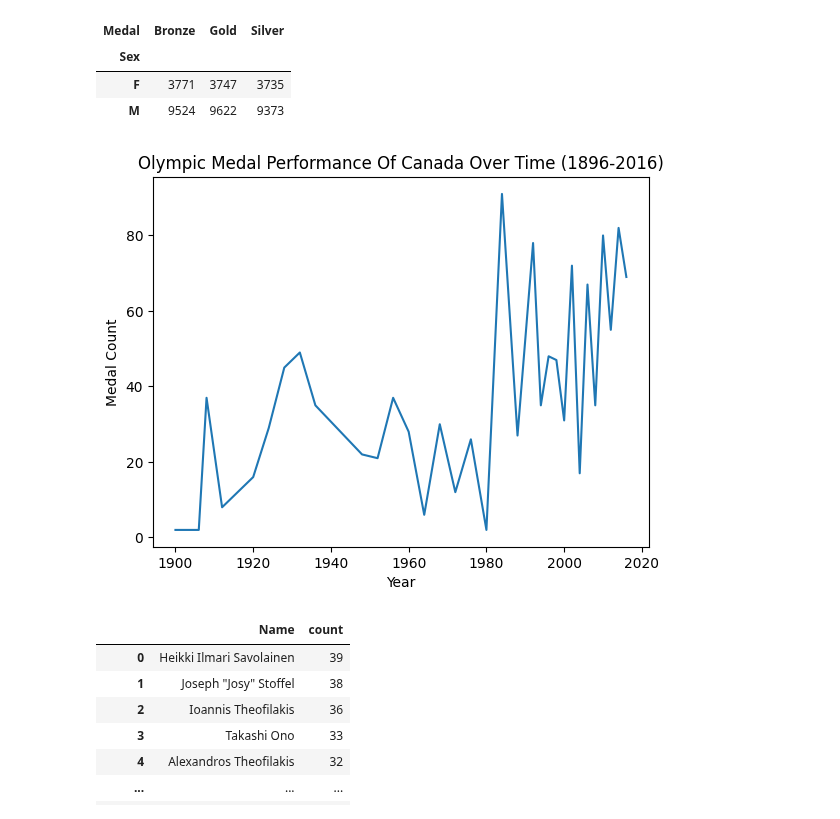
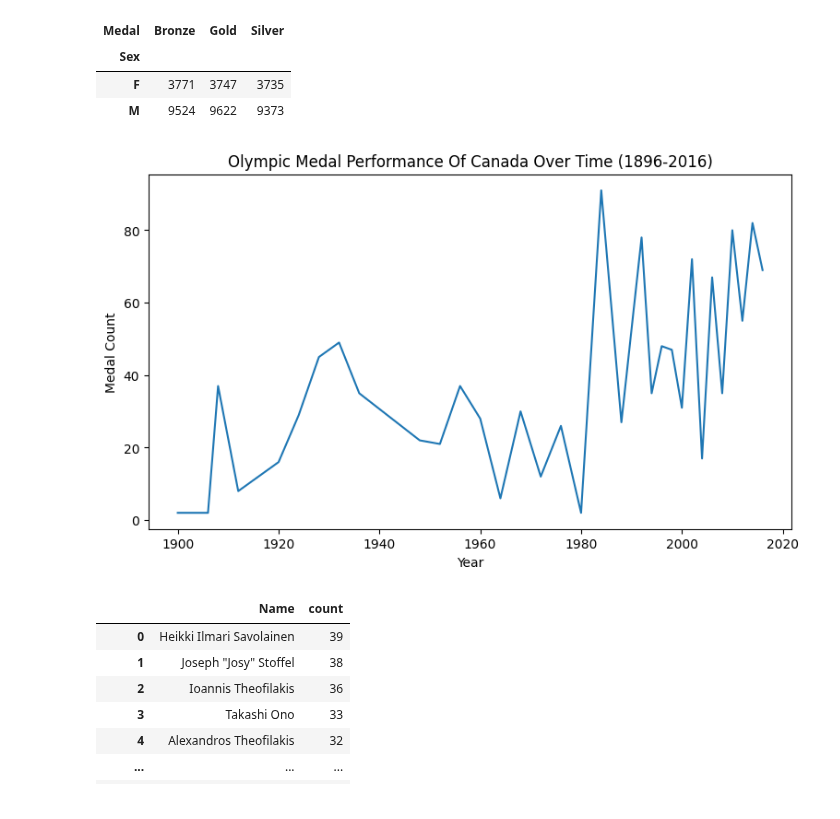
Before and after one commit to brekhi123/olympicdata_analysis, a Jupyter notebook: olympic.ipynb, the cells around one changed output. Saved outputs shown, nothing was run; the diff lists cells and outputs as text; code cells hidden in the pictures.

```diff
--- a/olympic.ipynb
+++ b/olympic.ipynb
@@ -280,12 +282,13 @@ df_canada = data.loc[data['Team'] == 'Canada']
 # %%
 canada_medal = df_canada.groupby('Year')['Medal'].count()
 # %%
+plt.figure(figsize=(9,5))
 sns.lineplot(x=canada_medal.index, y=canada_medal.values)
 plt.ylabel('Medal Count')
 plt.title('Olympic Medal Performance Of Canada Over Time (1896-2016)')
-plt.savefig('plots/line', dpi=300)
+plt.savefig('plots/line', dpi=300, bbox_inches='tight')
 # %% [output]
-[figure, old version]
+[figure, new version]
 # %%
 medal_counts = data['Name'].value_counts().reset_index()
 medal_counts
```
Also changed, not shown: parts of 4 cells of this notebook, 5 other files.
